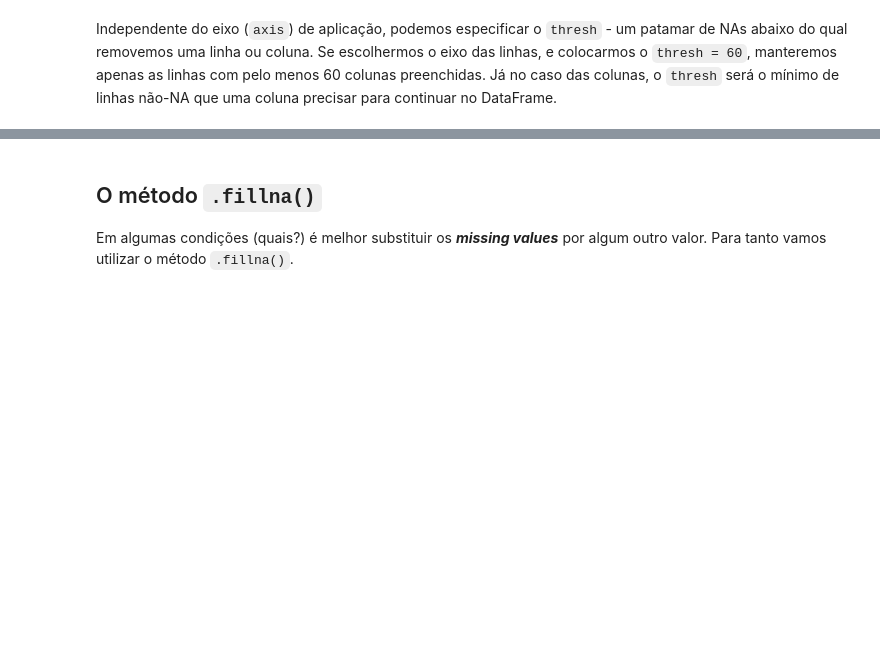
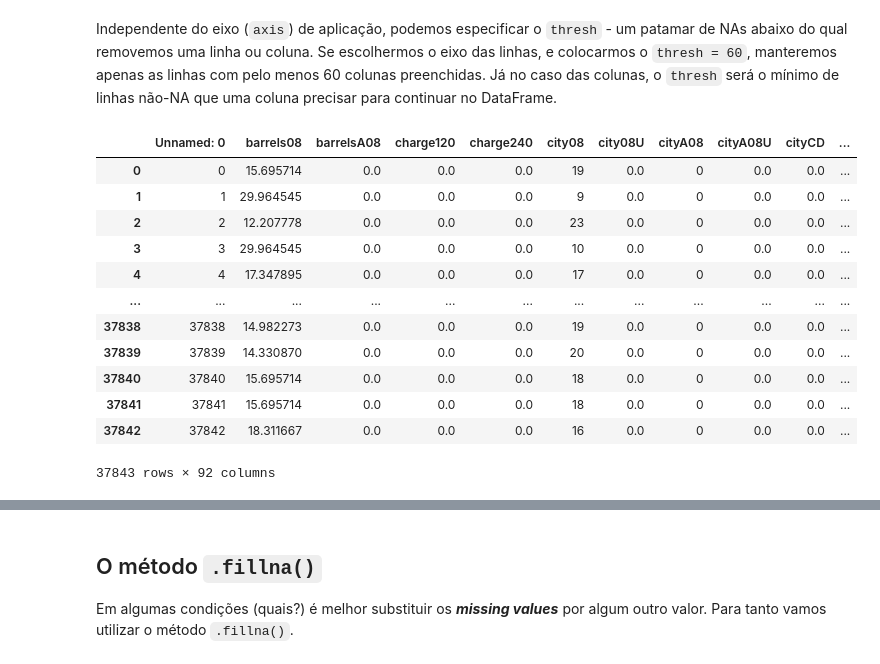
Before and after one commit to pedroteche-ih/79_PT_JUN2022, a Jupyter notebook: aulas/79 DA PT JUN-2022 Data Cleaning.ipynb, the cells around one changed output, grey strips where cells are left out. Drawn from its saved outputs; the diff is of its cells as text; code cells hidden in the pictures; blank space fills up the shorter version.

```diff
--- a/aulas/79 DA PT JUN-2022 Data Cleaning.ipynb
+++ b/aulas/79 DA PT JUN-2022 Data Cleaning.ipynb
@@ -52,4 +163,4 @@ Aparentemente a colunas contém apenas números. Neste caso, podemos utilizar o
 # %%
-tb_veic_messy['year_num'] = tb_veic_messy['year'].astype('int64')
+tb_veic_messy['year_num'] = tb_veic_messy['year'].astype('int')
 # %%
 tb_veic_messy['year_num'].describe()
@@ -74,2 +218,8 @@ tb_veic_messy['year_num_errado'].map(int)
 # %% [markdown]
 Mas o método `.map()` nos permite passar **QUALQUER FUNÇÃO** para sobre coluna! Vamos definir uma função que tenta converter um string em número mas que, ao invés de falhar com strings, retorna `np.nan`:
+# %%
+def te_int(value):
+    try:
+        return int(value)
+    except ValueError as e:
+        return np.nan
@@ -88,0 +250,5 @@ Quando verificamos os valores da coluna `year_num_errado` vimos que alguns anos
+# %%
+import re
+value = '1985a'
+pattern = r'[^0-9]'
+int(re.sub(pattern, '', value))
@@ -88,0 +257,8 @@ Quando verificamos os valores da coluna `year_num_errado` vimos que alguns anos
+# %%
+# EXERCICIO!
+import re
+
+def regex_year(value):
+    return int(re.sub(r'[^0-9]', '', str(value)))
+
+tb_veic_messy['year_regex'] = tb_veic_messy['year_num_errado'].map(regex_year)
@@ -245,6 +722,20 @@ tb_veic_messy.dropna(axis = 1)
 # %% [markdown]
 Independente do eixo (`axis`) de aplicação, podemos especificar o `thresh` - um patamar de NAs abaixo do qual removemos uma linha ou coluna. Se escolhermos o eixo das linhas, e colocarmos o `thresh = 60`, manteremos apenas as linhas com pelo menos 60 colunas preenchidas. Já no caso das colunas, o `thresh` será o mínimo de linhas não-NA que uma coluna precisar para continuar no DataFrame.
 # %%
-tb_veic_messy.dropna(axis = 0, thresh = 80)
+tb_veic_messy.dropna(axis = 0, thresh = 10)
+# %% [output]
+|  | Unnamed: 0 | barrels08 | barrelsA08 | charge120 | charge240 | city08 | city08U | cityA08 | cityA08U | cityCD | ... |
+| 0 | 0 | 15.695714 | 0.0 | 0.0 | 0.0 | 19 | 0.0 | 0 | 0.0 | 0.0 | ... |
+| 1 | 1 | 29.964545 | 0.0 | 0.0 | 0.0 | 9 | 0.0 | 0 | 0.0 | 0.0 | ... |
+| 2 | 2 | 12.207778 | 0.0 | 0.0 | 0.0 | 23 | 0.0 | 0 | 0.0 | 0.0 | ... |
+| 3 | 3 | 29.964545 | 0.0 | 0.0 | 0.0 | 10 | 0.0 | 0 | 0.0 | 0.0 | ... |
+| 4 | 4 | 17.347895 | 0.0 | 0.0 | 0.0 | 17 | 0.0 | 0 | 0.0 | 0.0 | ... |
+| ... | ... | ... | ... | ... | ... | ... | ... | ... | ... | ... | ... |
+| 37838 | 37838 | 14.982273 | 0.0 | 0.0 | 0.0 | 19 | 0.0 | 0 | 0.0 | 0.0 | ... |
+| 37839 | 37839 | 14.330870 | 0.0 | 0.0 | 0.0 | 20 | 0.0 | 0 | 0.0 | 0.0 | ... |
+| 37840 | 37840 | 15.695714 | 0.0 | 0.0 | 0.0 | 18 | 0.0 | 0 | 0.0 | 0.0 | ... |
+| 37841 | 37841 | 15.695714 | 0.0 | 0.0 | 0.0 | 18 | 0.0 | 0 | 0.0 | 0.0 | ... |
+| 37842 | 37842 | 18.311667 | 0.0 | 0.0 | 0.0 | 16 | 0.0 | 0 | 0.0 | 0.0 | ... |
+37843 rows × 92 columns
 # %%
 tb_veic_messy.dropna(axis = 1, thresh = 5000)
```
Also changed, not shown: parts of 82 cells of this notebook, 2 other files.
